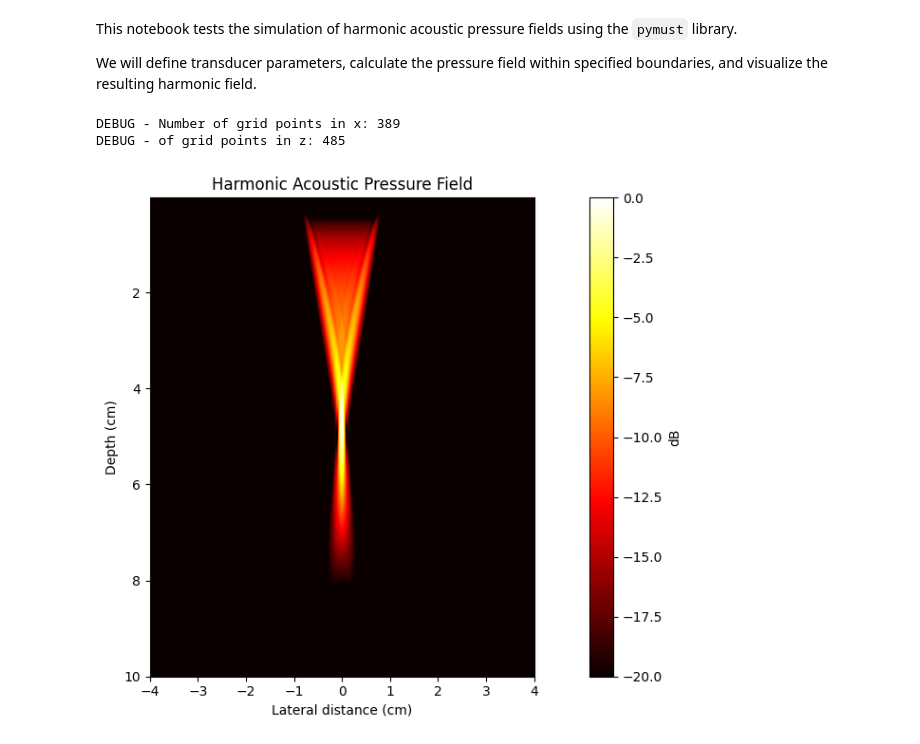
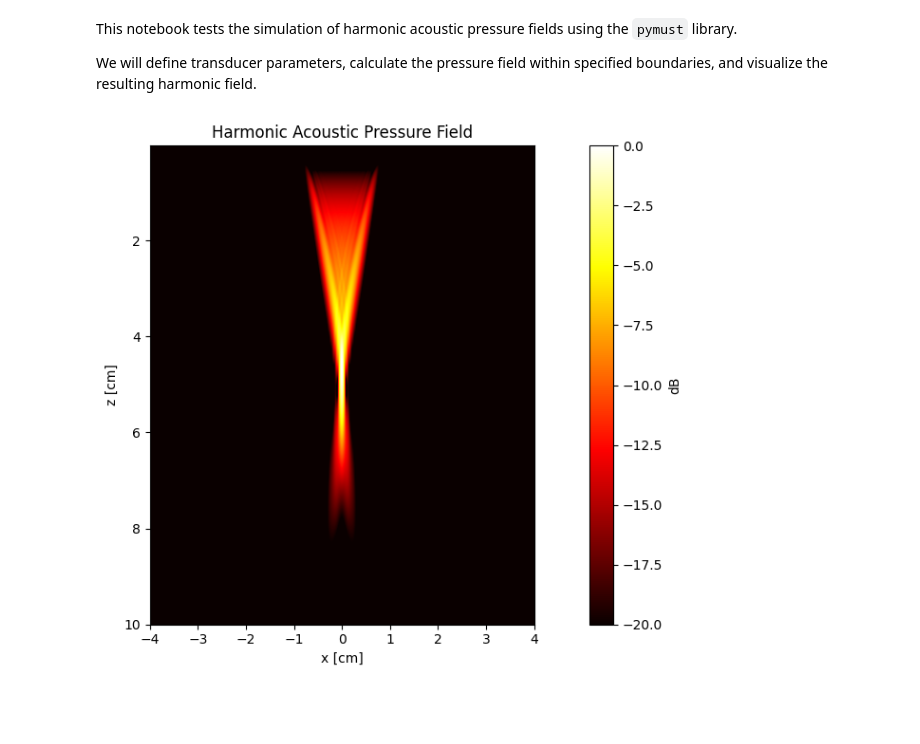
Before and after one commit to dribalta/PyMUST, a Jupyter notebook: examples/pfield_harmonic_demo.ipynb, the cells around one changed output. Cells and saved outputs as stored; diff of their text form; code cells hidden in the pictures; blank space fills up the shorter version.

```diff
--- a/examples/pfield_harmonic_demo.ipynb
+++ b/examples/pfield_harmonic_demo.ipynb
@@ -20,25 +20,22 @@ xbound = np.array([-4e-2,4e-2]) # in m
 zbound = np.array([0,10e-2]) # in m
 # %%
 # Call the funcion
-P1, SPECT_P1, IDX, _ = pymust.harmonic.pfield(xbound, zbound, txdel, param)
+P1, SPECT_P1, IDX, f = pymust.harmonic.pfield(xbound, zbound, txdel, param)
-# %% [output]
-DEBUG - Number of grid points in x: 389
-DEBUG - of grid points in z: 485
 # %%
 # Plot the results
 def to_db(x):
-    return 20*np.log10(np.abs(x)/np.max(np.abs(x)))
+    return 20*np.log10(np.abs(x)/(np.max(np.abs(x)) + 1e-10))
 
 plt.figure(figsize=(12, 6))
 extent_cm = [xbound[0]*100, xbound[1]*100, zbound[1]*100, zbound[0]*100]
 plt.imshow(to_db(P1), cmap='hot', extent=extent_cm, aspect='auto')
 plt.clim(-20, 0)
 plt.colorbar(label='dB')
-plt.xlabel('Lateral distance (cm)')
-plt.ylabel('Depth (cm)')
+plt.xlabel('x [cm]')
+plt.ylabel('z [cm]')
 plt.title('Harmonic Acoustic Pressure Field')
-plt.gca().set_aspect('equal')
+plt.gca().set_aspect('equal', adjustable='box')
 plt.tight_layout()
 plt.show()
 # %% [output]
-[figure, old version]
+[figure, new version]
```
Also changed, not shown: parts of 9 cells of this notebook, 3 other files.
